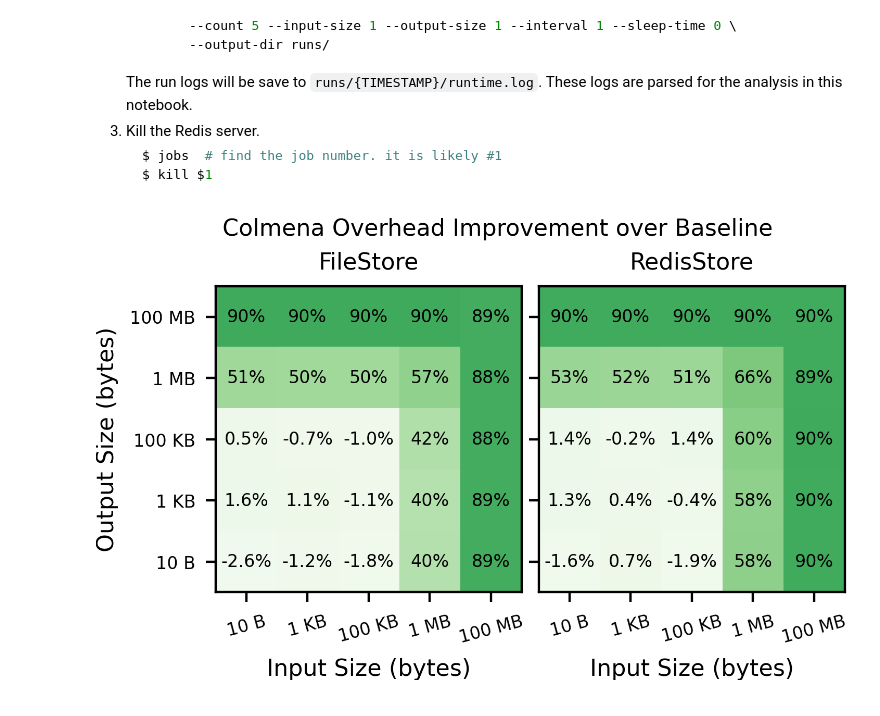
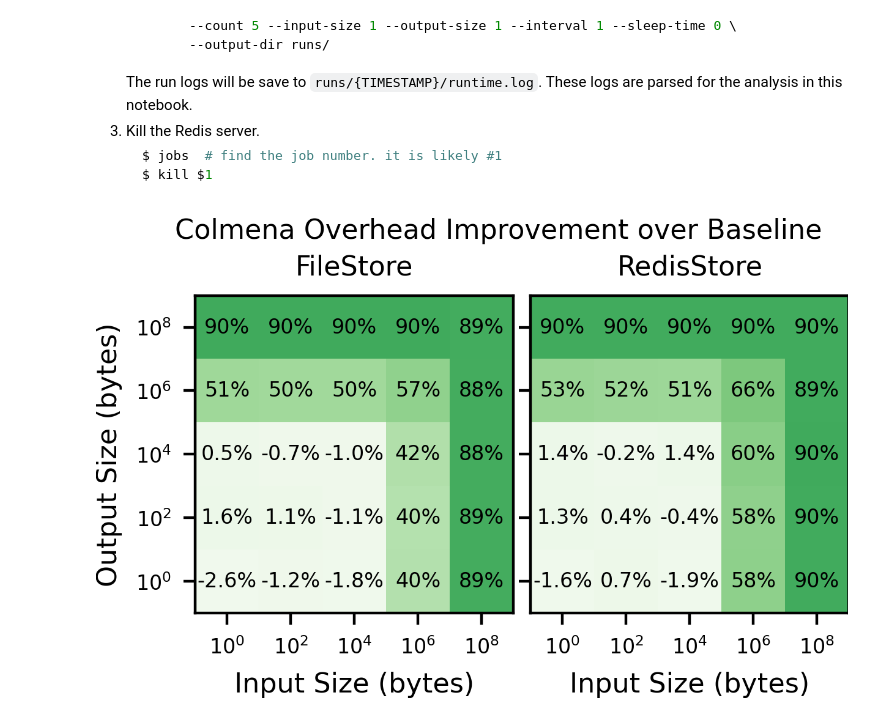
Before and after one commit to proxystore/sc23-evaluation, a Jupyter notebook: 3-colmena-synthetic-app.ipynb, the cells around one changed output. Saved outputs shown, nothing was run; the diff lists cells and outputs as text; code cells hidden in the pictures.

```diff
--- a/3-colmena-synthetic-app.ipynb
+++ b/3-colmena-synthetic-app.ipynb
@@ -193,37 +193,39 @@ def matrixify(data: list[dict[str, float]]) -> list[list[float]]:
     return rows
 # %%
 fig, axs = plt.subplots(1, 2, sharey=True)
+
+labels = ['$10^0$', '$10^2$', '$10^4$', '$10^6$', '$10^8$']
 
 for change_data, ax in zip((filestore_changes, redisstore_changes), axs):
     xy = matrixify(change_data)
     caxes = ax.matshow(xy, cmap=matplotlib.cm.Greens, vmin=-0.1, vmax=1.5)
 
     for y, row in enumerate(xy):
         for x, val in enumerate(row):
             val = 100*val
             ax.text(x, y, f'{val:0.0f}%' if val >= 10 or val <= -10 else f'{val:0.1f}%', ha='center', va='center', fontsize=6)
 
     ax.xaxis.set_ticks_position('bottom')
     ax.set_xticks(range(5))
     ax.set_yticks(range(5))
-    ax.set_xticklabels(['10 B', '1 KB', '100 KB', '1 MB', '100 MB'], rotation=15)
-    ax.set_yticklabels(reversed(['10 B', '1 KB', '100 KB', '1 MB', '100 MB']))
+    ax.set_xticklabels(labels)
+    ax.set_yticklabels(reversed(labels))
 
 # cax = fig.add_axes([0.15, .87, 0.35, 0.03])
 # fig.colorbar(caxes, fraction=0.046, pad=0.04, cax=cax) #, ax=axs, location='bottom')
 
 fig.suptitle('Colmena Overhead Improvement over Baseline', y=0.86)
 axs[0].set_title('FileStore')
 axs[1].set_title('RedisStore')
 axs[0].set_xlabel('Input Size (bytes)')
 axs[1].set_xlabel('Input Size (bytes)')
 axs[0].set_ylabel('Output Size (bytes)')
 
 # axs[1].legend(loc='upper center', bbox_to_anchor=(0.435, -0.28), ncol=2, fontsize=6)
 
 fig.tight_layout(w_pad=0.75)
 
-fig.set_size_inches(3.5, 2.75)
+fig.set_size_inches(3, 2.5)
 plt.savefig('figures/colmena-overheads.png', pad_inches=0.05)
 # %% [output]
-[figure, old version]
+[figure, new version]
```
Also changed, not shown: 7 other files.
